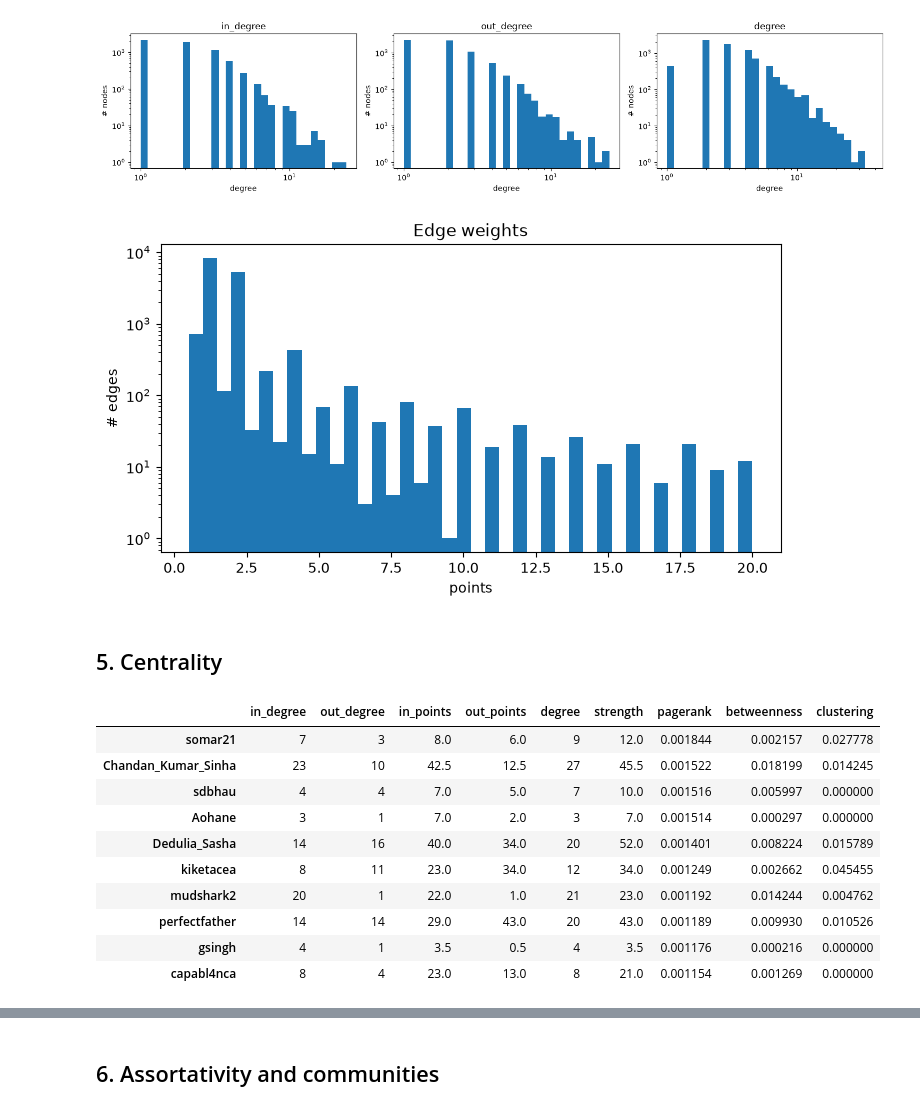
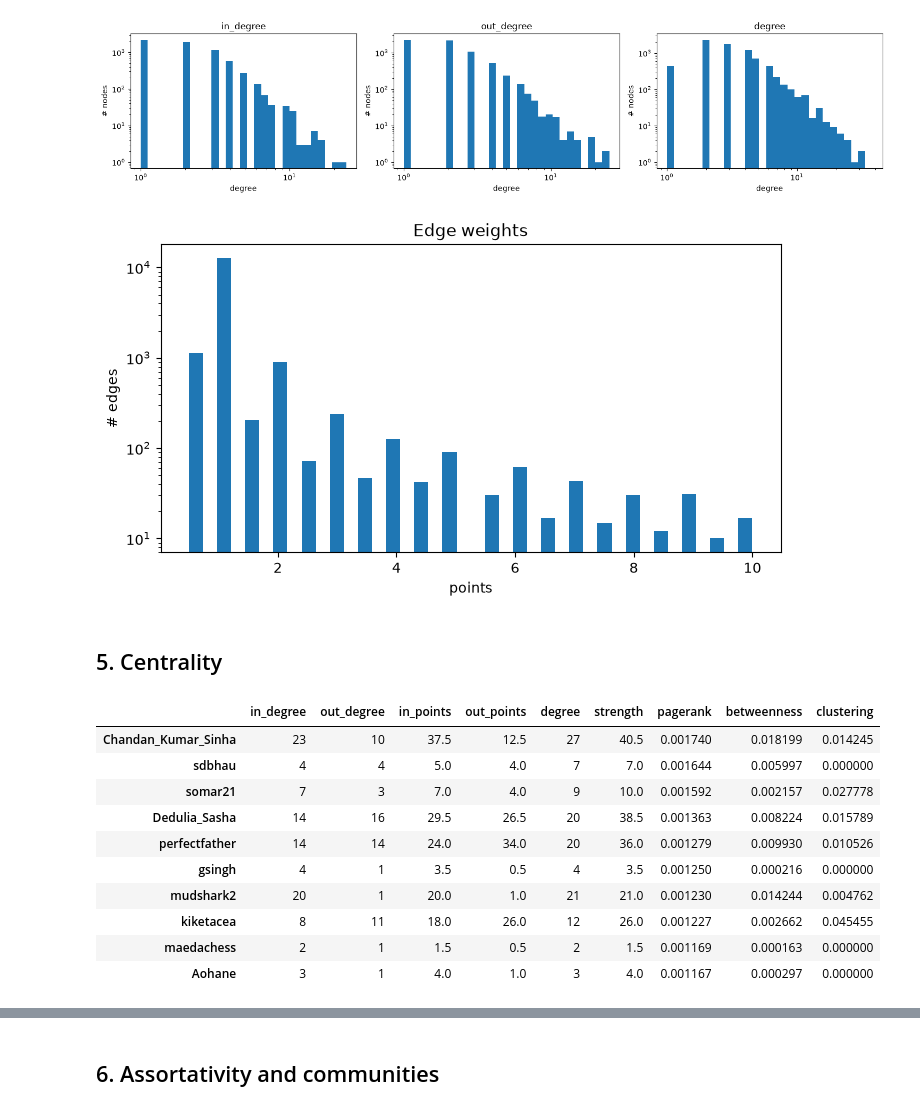
Before and after one commit to kSperczynski/GraphML-Lichess, a Jupyter notebook: notebooks/graph_exploration.ipynb, the cells around one changed output, grey strips where cells are left out. Drawn from its saved outputs; the diff is of its cells as text; code cells hidden in the pictures.

```diff
--- a/notebooks/graph_exploration.ipynb
+++ b/notebooks/graph_exploration.ipynb
@@ -77,12 +77,11 @@ nodes with no edges at all:        32
 # %% [markdown]
 ## 2. Build the graph
 # %%
-# Collapse duplicate (from, to) pairs by summing points
-edges_agg = edges.groupby(["from", "to"], as_index=False)["points"].sum()
+edges_dedup = edges.drop_duplicates(["from", "to"], keep="first").reset_index(drop=True)
 
 G = nx.DiGraph()
 G.add_nodes_from(nodes.drop_duplicates("username").set_index("username").to_dict("index").items())
-G.add_weighted_edges_from(edges_agg[["from", "to", "points"]].itertuples(index=False, name=None))
+G.add_weighted_edges_from(edges_dedup[["from", "to", "points"]].itertuples(index=False, name=None))
 
 UG = nx.Graph(G)   # undirected view, used for clustering / communities
 print(G)
@@ -181,11 +183,11 @@ plt.tight_layout(); plt.show()
 # %%
 # Edge weight distribution
 fig, ax = plt.subplots()
-ax.hist(edges_agg["points"], bins=40)
+ax.hist(edges_dedup["points"], bins=40)
 ax.set_yscale("log"); ax.set_xlabel("points"); ax.set_ylabel("# edges"); ax.set_title("Edge weights")
 plt.show()
 # %% [output]
-[figure, old version]
+[figure, new version]
 # %% [markdown]
 ## 5. Centrality
 # %%
@@ -199,16 +201,16 @@ metrics["clustering"] = pd.Series(nx.clustering(UG))
 metrics.sort_values("pagerank", ascending=False).head(10)
 # %% [output]
 |  | in_degree | out_degree | in_points | out_points | degree | strength | pagerank | betweenness | clustering |
-| somar21 | 7 | 3 | 8.0 | 6.0 | 9 | 12.0 | 0.001844 | 0.002157 | 0.027778 |
-| Chandan_Kumar_Sinha | 23 | 10 | 42.5 | 12.5 | 27 | 45.5 | 0.001522 | 0.018199 | 0.014245 |
-| sdbhau | 4 | 4 | 7.0 | 5.0 | 7 | 10.0 | 0.001516 | 0.005997 | 0.000000 |
-| Aohane | 3 | 1 | 7.0 | 2.0 | 3 | 7.0 | 0.001514 | 0.000297 | 0.000000 |
-| Dedulia_Sasha | 14 | 16 | 40.0 | 34.0 | 20 | 52.0 | 0.001401 | 0.008224 | 0.015789 |
-| kiketacea | 8 | 11 | 23.0 | 34.0 | 12 | 34.0 | 0.001249 | 0.002662 | 0.045455 |
-| mudshark2 | 20 | 1 | 22.0 | 1.0 | 21 | 23.0 | 0.001192 | 0.014244 | 0.004762 |
-| perfectfather | 14 | 14 | 29.0 | 43.0 | 20 | 43.0 | 0.001189 | 0.009930 | 0.010526 |
-| gsingh | 4 | 1 | 3.5 | 0.5 | 4 | 3.5 | 0.001176 | 0.000216 | 0.000000 |
-| capabl4nca | 8 | 4 | 23.0 | 13.0 | 8 | 21.0 | 0.001154 | 0.001269 | 0.000000 |
+| Chandan_Kumar_Sinha | 23 | 10 | 37.5 | 12.5 | 27 | 40.5 | 0.001740 | 0.018199 | 0.014245 |
+| sdbhau | 4 | 4 | 5.0 | 4.0 | 7 | 7.0 | 0.001644 | 0.005997 | 0.000000 |
+| somar21 | 7 | 3 | 7.0 | 4.0 | 9 | 10.0 | 0.001592 | 0.002157 | 0.027778 |
+| Dedulia_Sasha | 14 | 16 | 29.5 | 26.5 | 20 | 38.5 | 0.001363 | 0.008224 | 0.015789 |
+| perfectfather | 14 | 14 | 24.0 | 34.0 | 20 | 36.0 | 0.001279 | 0.009930 | 0.010526 |
+| gsingh | 4 | 1 | 3.5 | 0.5 | 4 | 3.5 | 0.001250 | 0.000216 | 0.000000 |
+| mudshark2 | 20 | 1 | 20.0 | 1.0 | 21 | 21.0 | 0.001230 | 0.014244 | 0.004762 |
+| kiketacea | 8 | 11 | 18.0 | 26.0 | 12 | 26.0 | 0.001227 | 0.002662 | 0.045455 |
+| maedachess | 2 | 1 | 1.5 | 0.5 | 2 | 1.5 | 0.001169 | 0.000163 | 0.000000 |
+| Aohane | 3 | 1 | 4.0 | 1.0 | 3 | 4.0 | 0.001167 | 0.000297 | 0.000000 |
 # %%
 metrics.sort_values("betweenness", ascending=False).head(10)[["degree", "strength", "betweenness", "pagerank"]]
 # %% [output]
```
Also changed, not shown: parts of 11 cells of this notebook, 1 other file.
